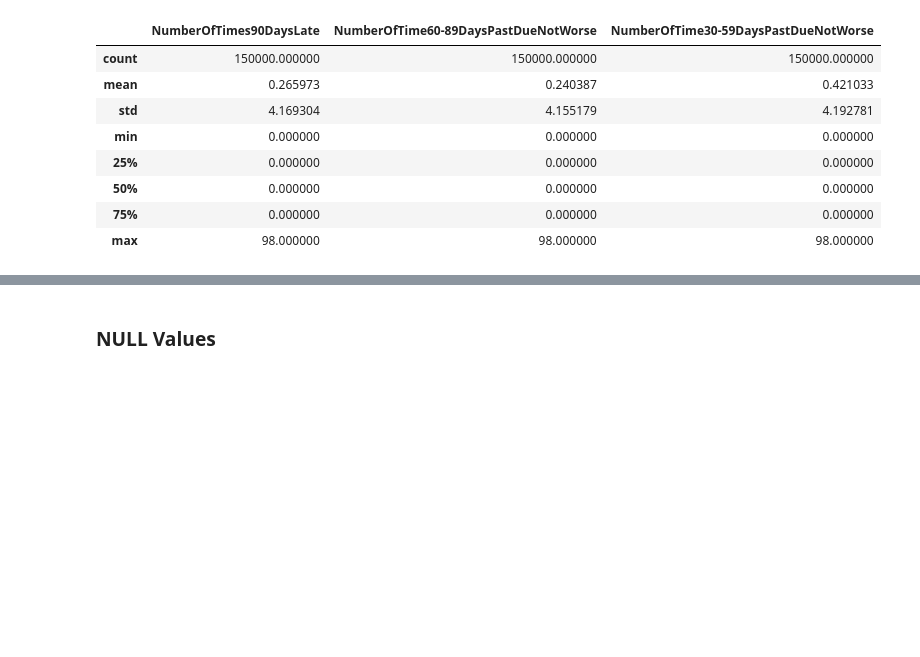
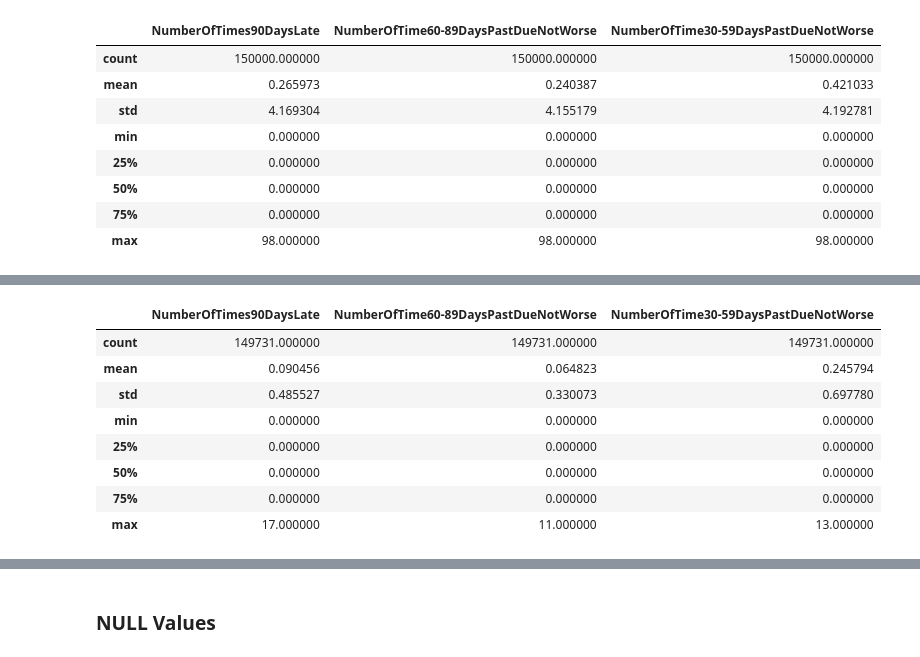
Before and after one commit to Saba-a11/Kaggle_Credit_Score, a Jupyter notebook: CreditModel.ipynb, the cells around one changed output, grey strips where cells are left out. Saved outputs shown, nothing was run; the diff lists cells and outputs as text; code cells hidden in the pictures; blank space fills up the shorter version.

```diff
--- a/CreditModel.ipynb
+++ b/CreditModel.ipynb
@@ -391,0 +399,12 @@ print(result_df.to_string())
+# %%
+df_train[late_pay_cols].describe()
+# %% [output]
+|  | NumberOfTimes90DaysLate | NumberOfTime60-89DaysPastDueNotWorse | NumberOfTime30-59DaysPastDueNotWorse |
+| count | 149731.000000 | 149731.000000 | 149731.000000 |
+| mean | 0.090456 | 0.064823 | 0.245794 |
+| std | 0.485527 | 0.330073 | 0.697780 |
+| min | 0.000000 | 0.000000 | 0.000000 |
+| 25% | 0.000000 | 0.000000 | 0.000000 |
+| 50% | 0.000000 | 0.000000 | 0.000000 |
+| 75% | 0.000000 | 0.000000 | 0.000000 |
+| max | 17.000000 | 11.000000 | 13.000000 |
```
Also changed, not shown: parts of 20 cells of this notebook.
